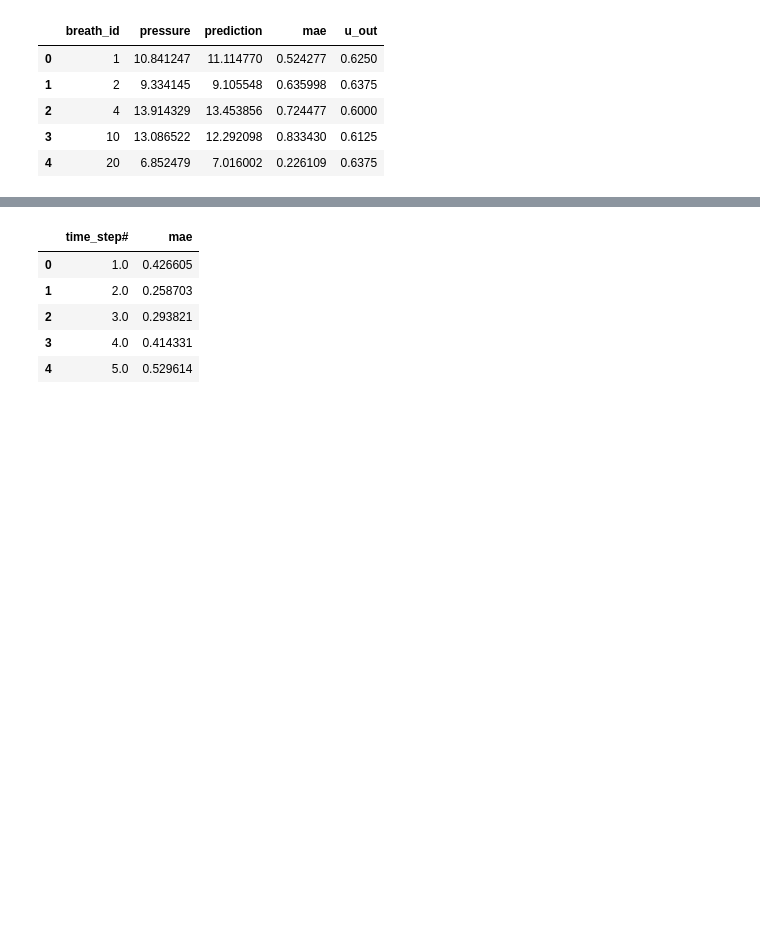
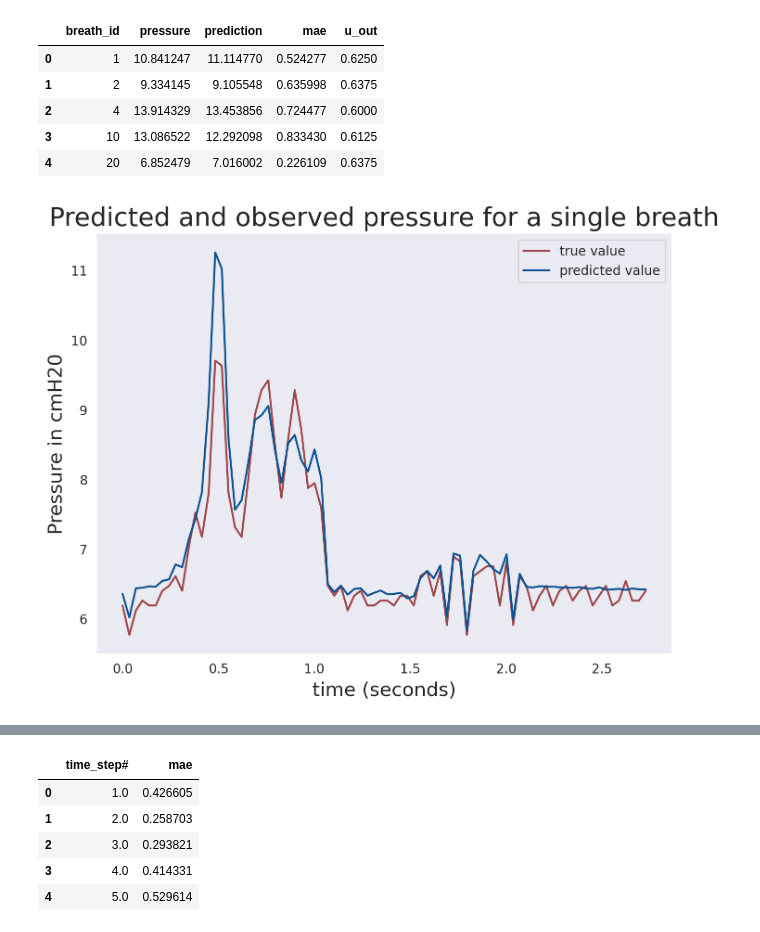
Before and after one commit to sumakarnam/DSI-Capstone, a Jupyter notebook: Ventilator_Pressure_Prediction/code/predictions_and_error_analysis.ipynb, the cells around one changed output, grey strips where cells are left out. Saved outputs shown, nothing was run; the diff lists cells and outputs as text; code cells hidden in the pictures; blank space fills up the shorter version.

```diff
--- a/Ventilator_Pressure_Prediction/code/predictions_and_error_analysis.ipynb
+++ b/Ventilator_Pressure_Prediction/code/predictions_and_error_analysis.ipynb
@@ -102,5 +102,28 @@ df.head()
 | 2 | 4 | 13.914329 | 13.453856 | 0.724477 | 0.6000 |
 | 3 | 10 | 13.086522 | 12.292098 | 0.833430 | 0.6125 |
 | 4 | 20 | 6.852479 | 7.016002 | 0.226109 | 0.6375 |
+# %%
+fig, ax = plt.subplots(figsize=(8,6), dpi = 200);
+breath_id = 20
+
+#distribution of mae by breath
+
+df = test[['breath_id','pressure','prediction','mae','u_out']].groupby(['breath_id']).mean().reset_index().copy()
+df.head()
+
+
+
+#predicted and true values of pressure for a few sample breaths
+df = test[test['breath_id'] == breath_id]
+sns.lineplot(data = df, y = 'pressure', x = 'time_step',
+             ax = ax, alpha = 0.7, color = 'maroon', label = 'true value');
+sns.lineplot(data = df, y = 'prediction', x = 'time_step',
+             ax = ax, alpha = 1, color = myblue, label = 'predicted value');
+
+ax.set_title('Predicted and observed pressure for a single breath');
+plt.xlabel('time (seconds)');
+plt.ylabel('Pressure in cmH20');
+# %% [output]
+[figure, added]
 # %%
 fig, ax = plt.subplots(1, 2, figsize=(18,8));
```
Also changed, not shown: parts of 1 cell of this notebook, 1 other file.
